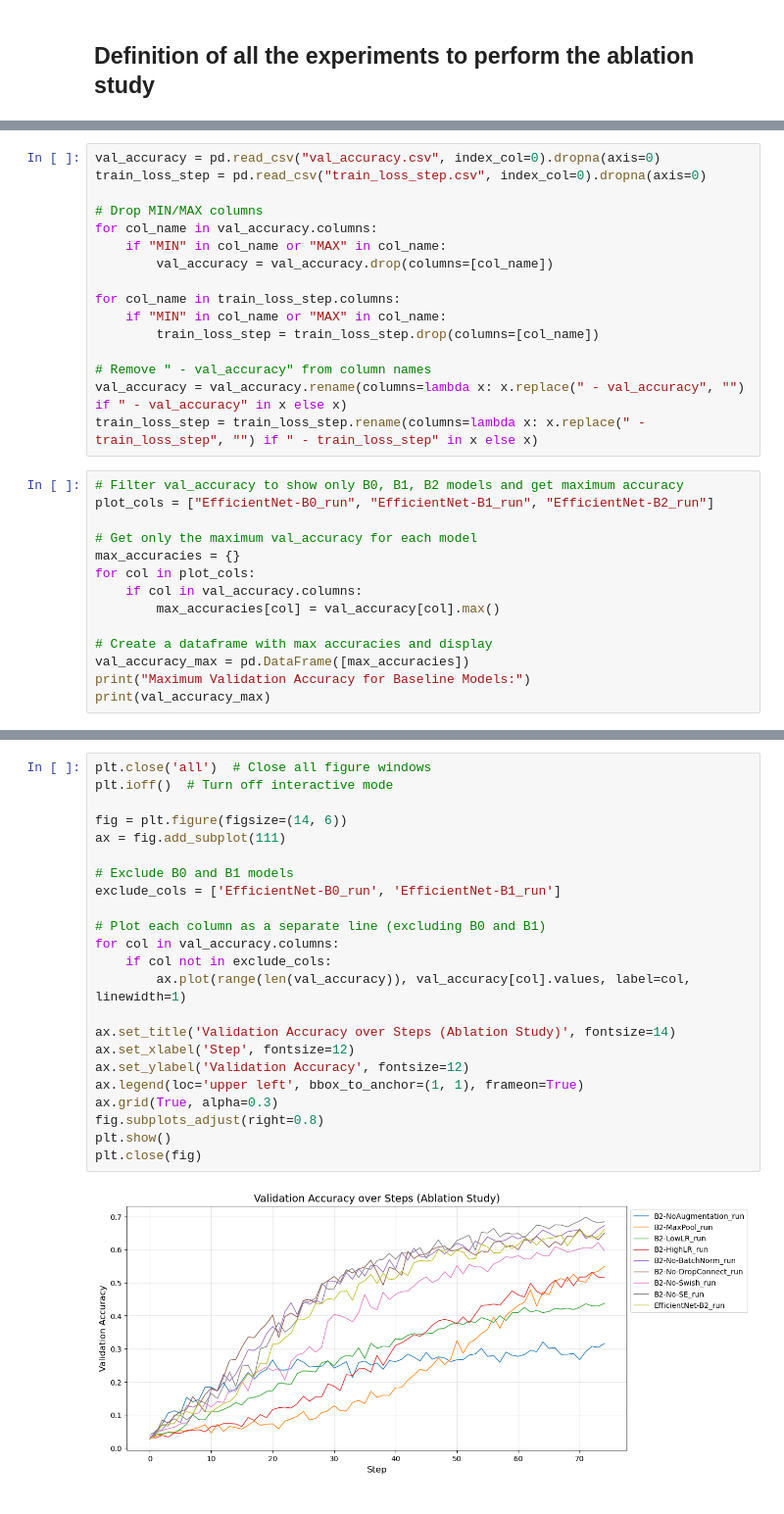
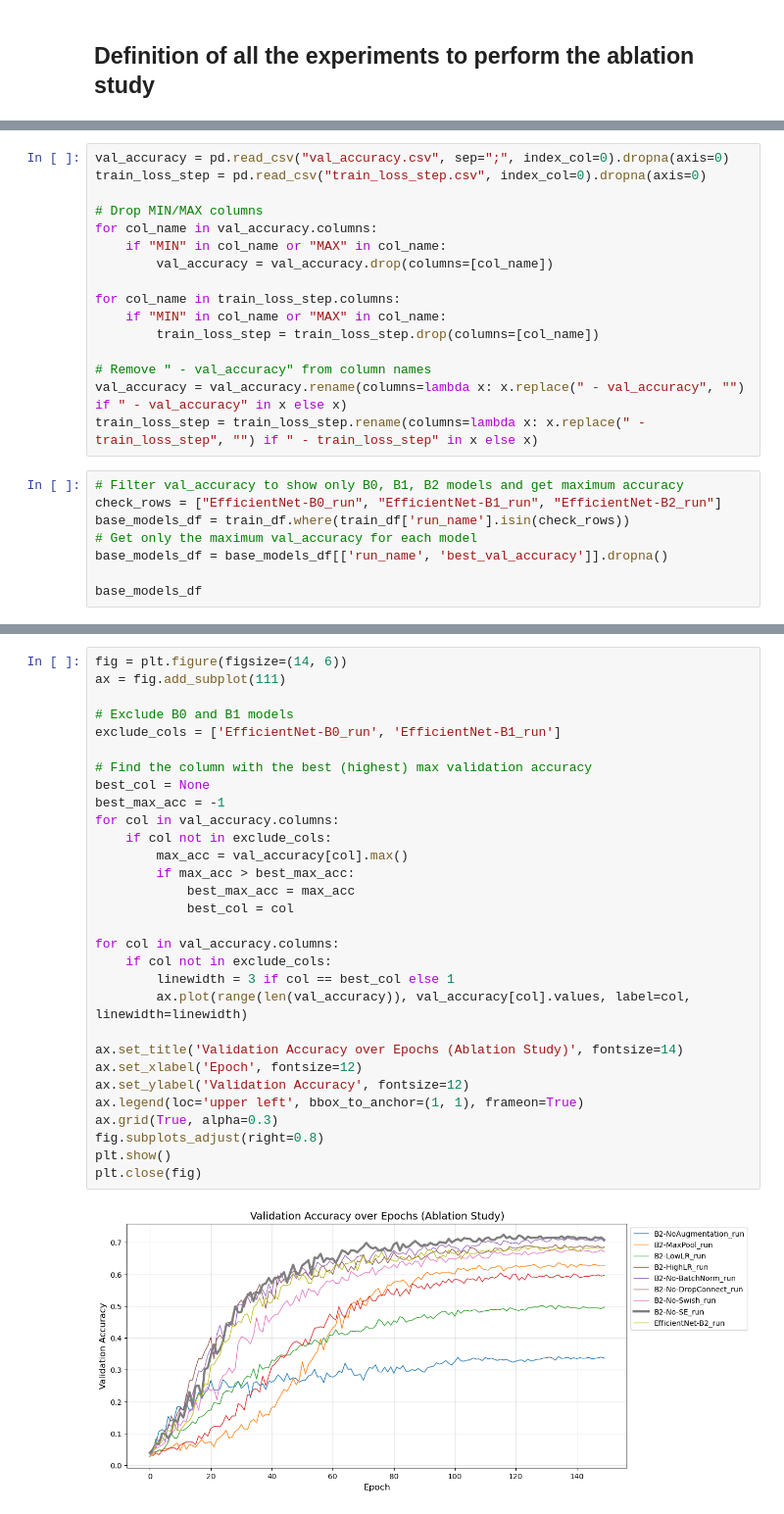
Before and after one commit to mpreda01/Image_processing_and_computer_vision_project, a Jupyter notebook: efiicientNet_Ablation.ipynb, the cells around one changed output, grey strips where cells are left out. Shown at 98% size. Drawn from its saved outputs; the diff is of its cells as text.

```diff
--- a/efiicientNet_Ablation.ipynb
+++ b/efiicientNet_Ablation.ipynb
@@ -1518,5 +1190,5 @@ train_df
 # %%
-val_accuracy = pd.read_csv("val_accuracy.csv", index_col=0).dropna(axis=0)
+val_accuracy = pd.read_csv("val_accuracy.csv", sep=";", index_col=0).dropna(axis=0)
 train_loss_step = pd.read_csv("train_loss_step.csv", index_col=0).dropna(axis=0)
 
 # Drop MIN/MAX columns
@@ -1533,16 +1205,10 @@ val_accuracy = val_accuracy.rename(columns=lambda x: x.replace(" - val_accuracy"
 train_loss_step = train_loss_step.rename(columns=lambda x: x.replace(" - train_loss_step", "") if " - train_loss_step" in x else x)
 # %%
 # Filter val_accuracy to show only B0, B1, B2 models and get maximum accuracy
-plot_cols = ["EfficientNet-B0_run", "EfficientNet-B1_run", "EfficientNet-B2_run"]
+check_rows = ["EfficientNet-B0_run", "EfficientNet-B1_run", "EfficientNet-B2_run"]
+base_models_df = train_df.where(train_df['run_name'].isin(check_rows))
+# Get only the maximum val_accuracy for each model
+base_models_df = base_models_df[['run_name', 'best_val_accuracy']].dropna()
 
-# Get only the maximum val_accuracy for each model
-max_accuracies = {}
-for col in plot_cols:
-    if col in val_accuracy.columns:
-        max_accuracies[col] = val_accuracy[col].max()
-
-# Create a dataframe with max accuracies and display
-val_accuracy_max = pd.DataFrame([max_accuracies])
-print("Maximum Validation Accuracy for Baseline Models:")
-print(val_accuracy_max)
+base_models_df
 # %% [output]
@@ -1552,26 +1219,33 @@ Maximum Validation Accuracy for Baseline Models:
 # %%
-plt.close('all')  # Close all figure windows
-plt.ioff()  # Turn off interactive mode
-
 fig = plt.figure(figsize=(14, 6))
 ax = fig.add_subplot(111)
 
 # Exclude B0 and B1 models
 exclude_cols = ['EfficientNet-B0_run', 'EfficientNet-B1_run']
 
-# Plot each column as a separate line (excluding B0 and B1)
+# Find the column with the best (highest) max validation accuracy
+best_col = None
+best_max_acc = -1
 for col in val_accuracy.columns:
     if col not in exclude_cols:
-        ax.plot(range(len(val_accuracy)), val_accuracy[col].values, label=col, linewidth=1)
+        max_acc = val_accuracy[col].max()
+        if max_acc > best_max_acc:
+            best_max_acc = max_acc
+            best_col = col
 
-ax.set_title('Validation Accuracy over Steps (Ablation Study)', fontsize=14)
-ax.set_xlabel('Step', fontsize=12)
+for col in val_accuracy.columns:
+    if col not in exclude_cols:
+        linewidth = 3 if col == best_col else 1
+        ax.plot(range(len(val_accuracy)), val_accuracy[col].values, label=col, linewidth=linewidth)
+
+ax.set_title('Validation Accuracy over Epochs (Ablation Study)', fontsize=14)
+ax.set_xlabel('Epoch', fontsize=12)
 ax.set_ylabel('Validation Accuracy', fontsize=12)
 ax.legend(loc='upper left', bbox_to_anchor=(1, 1), frameon=True)
 ax.grid(True, alpha=0.3)
 fig.subplots_adjust(right=0.8)
 plt.show()
 plt.close(fig)
 # %% [output]
-[figure, old version]
+[figure, new version]
 # %%
```
Also changed, not shown: parts of 17 cells of this notebook, 1 other file.
